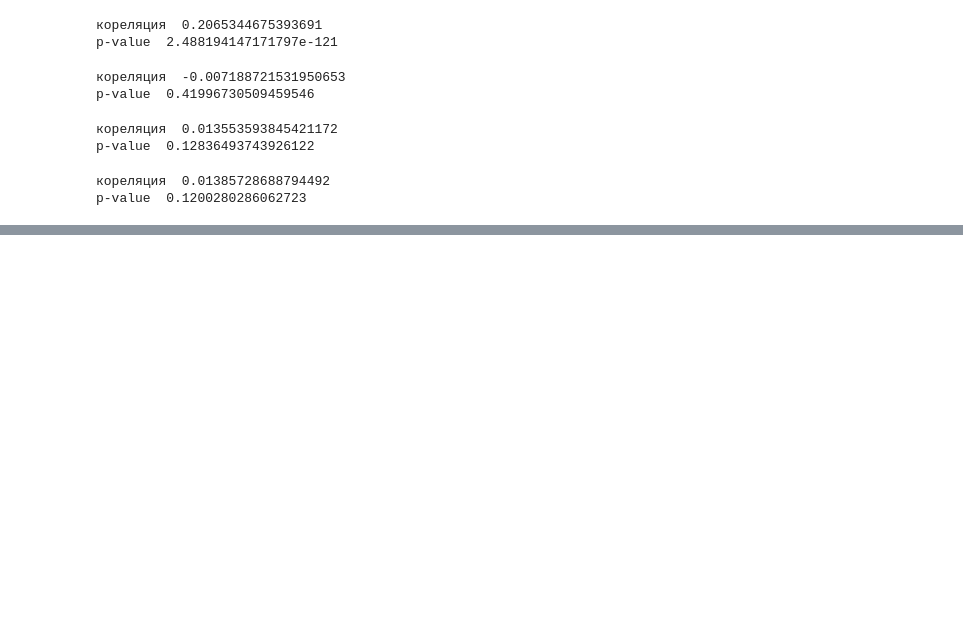
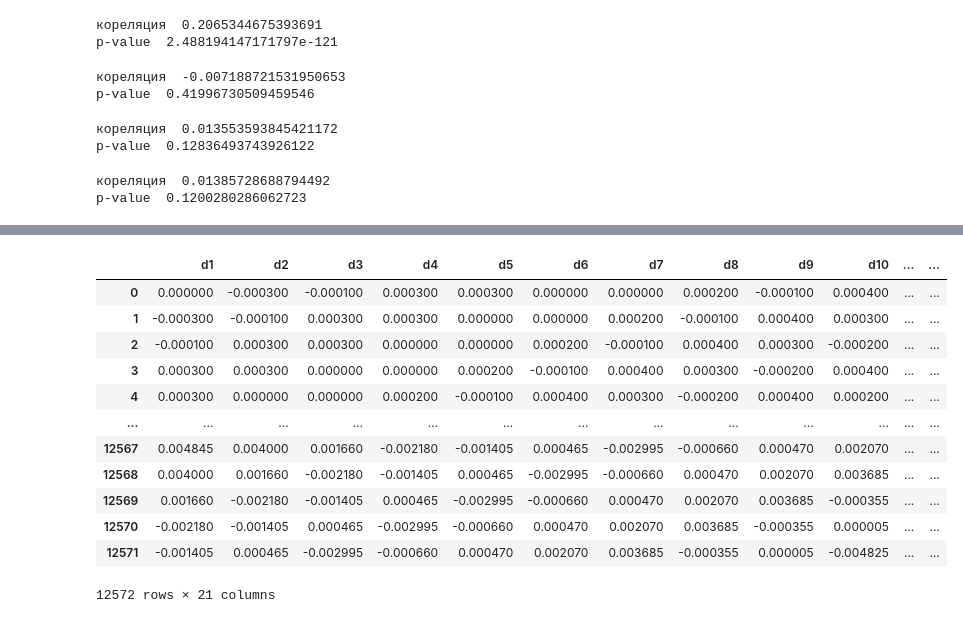
Before and after one commit to RandomKori/Forex_statistics, a Jupyter notebook: Euro 1.ipynb, the cells around one changed output, grey strips where cells are left out. Saved outputs shown, nothing was run; the diff lists cells and outputs as text; code cells hidden in the pictures; blank space fills up the shorter version.

```diff
--- a/Euro 1.ipynb
+++ b/Euro 1.ipynb
@@ -266,3 +266,7 @@ print('p-value ',p)
 # %% [output]
 кореляция  0.01385728688794492
 p-value  0.1200280286062723
+# %%
+win = 21
+v1 = as_strided(ln, (len(d) - (win - 1), win), (ln.strides * 2))
+v1
@@ -268,0 +287,17 @@ p-value  0.1200280286062723
+# %%
+wn1=pd.DataFrame(v1,columns=['d1','d2','d3','d4','d5','d6','d7','d8','d9','d10','d11','d12','d13','d14','d15','d16','d17','d18','d19','d20','d21'])
+wn1
+# %% [output]
+|  | d1 | d2 | d3 | d4 | d5 | d6 | d7 | d8 | d9 | d10 | ... | ... |
+| 0 | 0.000000 | -0.000300 | -0.000100 | 0.000300 | 0.000300 | 0.000000 | 0.000000 | 0.000200 | -0.000100 | 0.000400 | ... | ... |
+| 1 | -0.000300 | -0.000100 | 0.000300 | 0.000300 | 0.000000 | 0.000000 | 0.000200 | -0.000100 | 0.000400 | 0.000300 | ... | ... |
+| 2 | -0.000100 | 0.000300 | 0.000300 | 0.000000 | 0.000000 | 0.000200 | -0.000100 | 0.000400 | 0.000300 | -0.000200 | ... | ... |
+| 3 | 0.000300 | 0.000300 | 0.000000 | 0.000000 | 0.000200 | -0.000100 | 0.000400 | 0.000300 | -0.000200 | 0.000400 | ... | ... |
+| 4 | 0.000300 | 0.000000 | 0.000000 | 0.000200 | -0.000100 | 0.000400 | 0.000300 | -0.000200 | 0.000400 | 0.000200 | ... | ... |
+| ... | ... | ... | ... | ... | ... | ... | ... | ... | ... | ... | ... | ... |
+| 12567 | 0.004845 | 0.004000 | 0.001660 | -0.002180 | -0.001405 | 0.000465 | -0.002995 | -0.000660 | 0.000470 | 0.002070 | ... | ... |
+| 12568 | 0.004000 | 0.001660 | -0.002180 | -0.001405 | 0.000465 | -0.002995 | -0.000660 | 0.000470 | 0.002070 | 0.003685 | ... | ... |
+| 12569 | 0.001660 | -0.002180 | -0.001405 | 0.000465 | -0.002995 | -0.000660 | 0.000470 | 0.002070 | 0.003685 | -0.000355 | ... | ... |
+| 12570 | -0.002180 | -0.001405 | 0.000465 | -0.002995 | -0.000660 | 0.000470 | 0.002070 | 0.003685 | -0.000355 | 0.000005 | ... | ... |
+| 12571 | -0.001405 | 0.000465 | -0.002995 | -0.000660 | 0.000470 | 0.002070 | 0.003685 | -0.000355 | 0.000005 | -0.004825 | ... | ... |
+12572 rows × 21 columns
```
Also changed, not shown: parts of 4 cells of this notebook, 1 other file.
